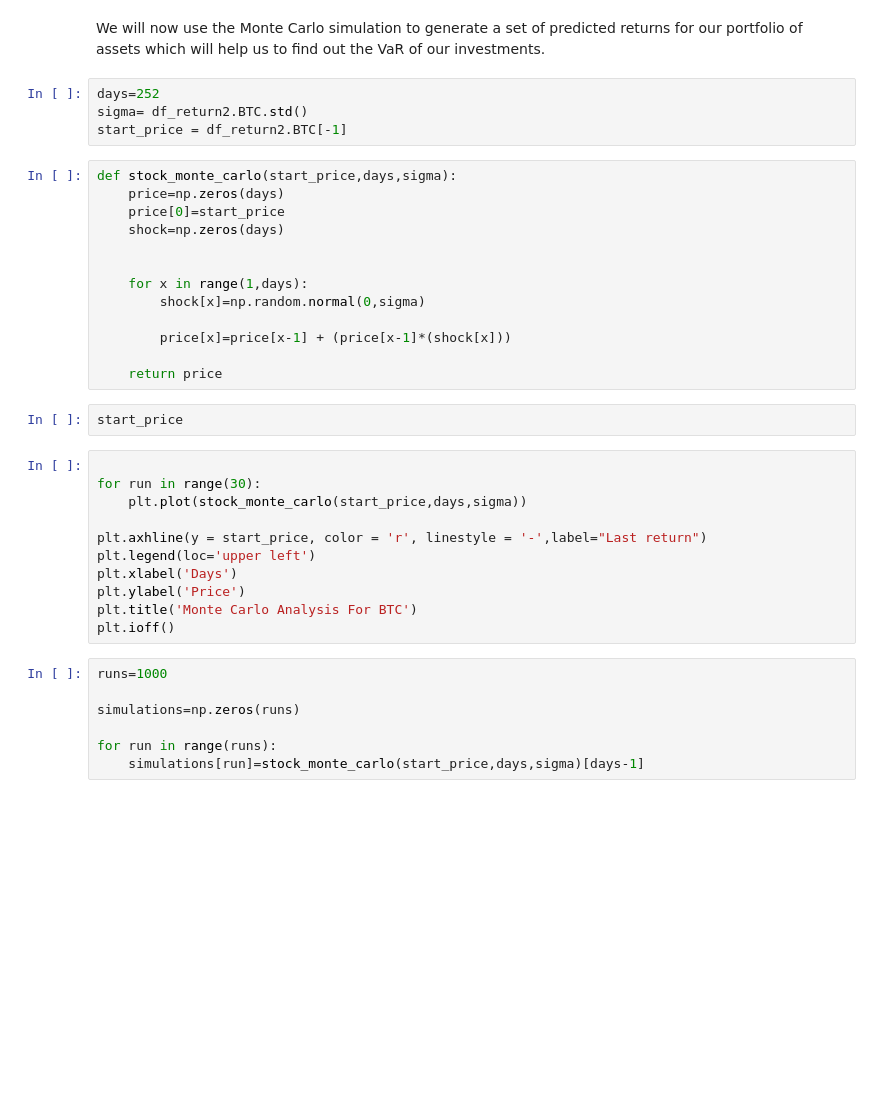
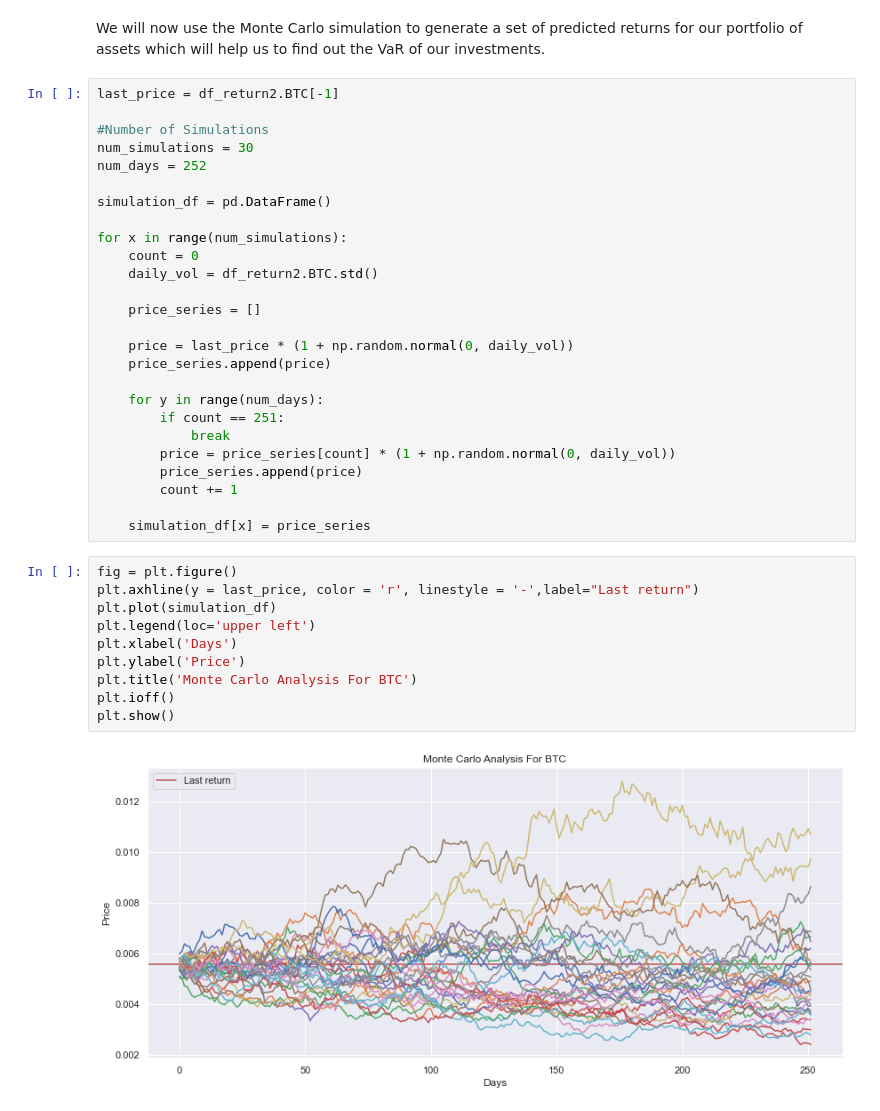
Before and after one commit to billmono95/TESI-LAUREA-MAGISTRALE, a Jupyter notebook: ExploratoryAnalysis.ipynb, the cells around one changed output. Drawn from its saved outputs; the diff is of its cells as text; blank space fills up the shorter version.

Commit message:
Monte Carlo Analysis

```diff
--- a/ExploratoryAnalysis.ipynb
+++ b/ExploratoryAnalysis.ipynb
@@ -419,40 +442,41 @@ df_return2['Gold'].quantile(0.05)
 The Monte Carlo simulation is a probability model which generates random variables used in tandem with economic factors (expected return, volatility — in the case of a portfolio of funds) to predict outcomes over a large spectrum. While not the most accurate, the model is often used to calculate the risk and uncertainty.
 # %% [markdown]
 We will now use the Monte Carlo simulation to generate a set of predicted returns for our portfolio of assets which will help us to find out the VaR of our investments.
-# %%
-days=252
-sigma= df_return2.BTC.std()
-start_price = df_return2.BTC[-1]
-# %%
-def stock_monte_carlo(start_price,days,sigma):
-    price=np.zeros(days)
-    price[0]=start_price
-    shock=np.zeros(days)
-
-
-    for x in range(1,days):
-        shock[x]=np.random.normal(0,sigma)
-
-        price[x]=price[x-1] + (price[x-1]*(shock[x]))
-
-    return price
-# %%
-start_price
+# %%
+last_price = df_return2.BTC[-1]
+
+#Number of Simulations
+num_simulations = 30
+num_days = 252
+
+simulation_df = pd.DataFrame()
+
+for x in range(num_simulations):
+    count = 0
+    daily_vol = df_return2.BTC.std()
+
+    price_series = []
+
+    price = last_price * (1 + np.random.normal(0, daily_vol))
+    price_series.append(price)
+
+    for y in range(num_days):
+        if count == 251:
+            break
+        price = price_series[count] * (1 + np.random.normal(0, daily_vol))
+        price_series.append(price)
+        count += 1
+
+    simulation_df[x] = price_series
 # %%
-
-for run in range(30):
-    plt.plot(stock_monte_carlo(start_price,days,sigma))
-
-plt.axhline(y = start_price, color = 'r', linestyle = '-',label="Last return")
+fig = plt.figure()
+plt.axhline(y = last_price, color = 'r', linestyle = '-',label="Last return")
+plt.plot(simulation_df)
 plt.legend(loc='upper left')
 plt.xlabel('Days')
 plt.ylabel('Price')
 plt.title('Monte Carlo Analysis For BTC')
 plt.ioff()
+plt.show()
+# %% [output]
+[figure, added]
-# %%
-runs=1000
-
-simulations=np.zeros(runs)
-
-for run in range(runs):
-    simulations[run]=stock_monte_carlo(start_price,days,sigma)[days-1]
```
Also changed, not shown: parts of 14 cells of this notebook, 1 other file.
